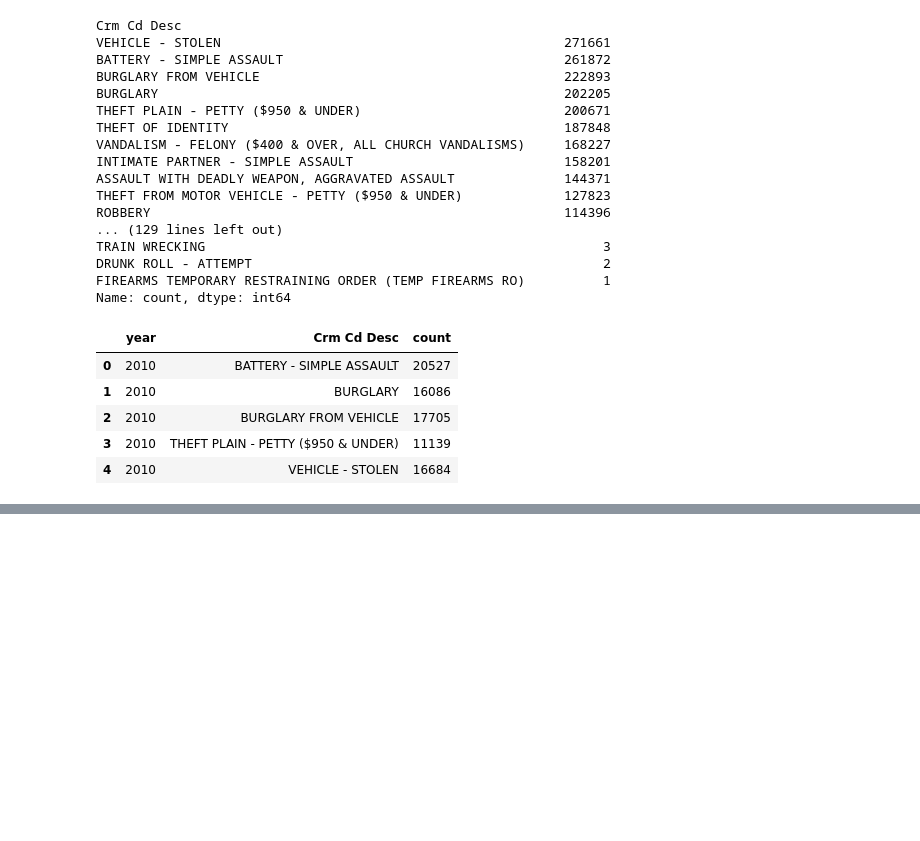
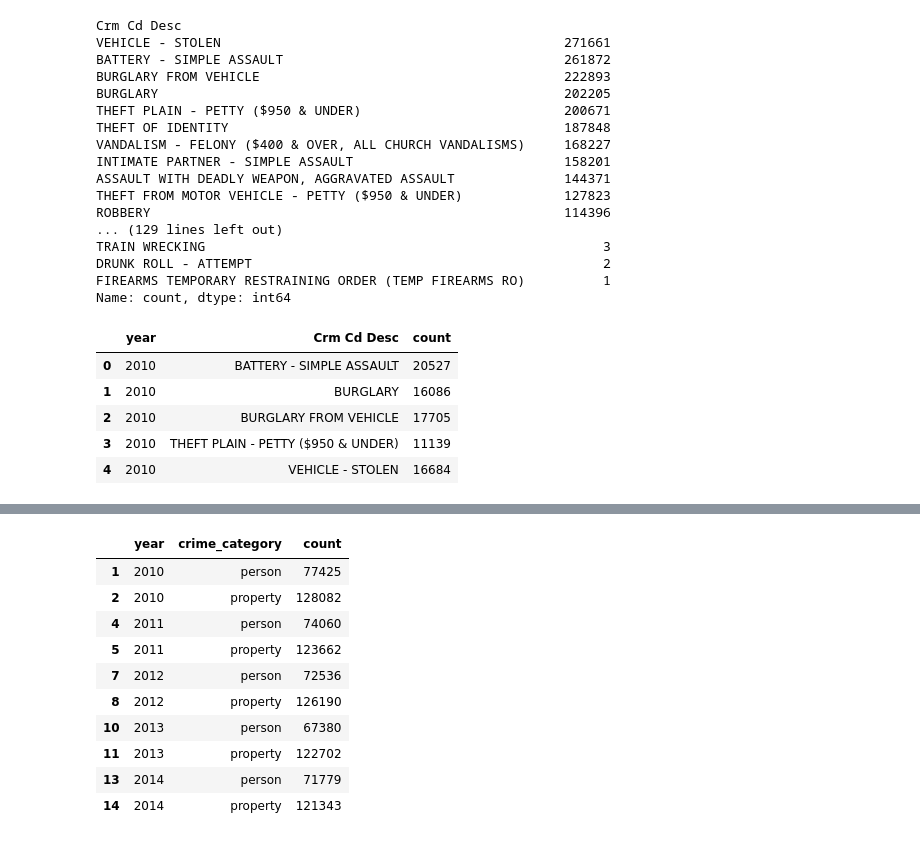
Before and after one commit to AnalystEca/lapd-crime-data, a Jupyter notebook: notebooks/02_analyze/05_eda_block1.ipynb, the cells around one changed output, grey strips where cells are left out. Saved outputs shown, nothing was run; the diff lists cells and outputs as text; code cells hidden in the pictures; blank space fills up the shorter version.

```diff
--- a/notebooks/02_analyze/05_eda_block1.ipynb
+++ b/notebooks/02_analyze/05_eda_block1.ipynb
@@ -102,0 +134,25 @@ plt.show()
+# %%
+person_vs_property_yearly_df = df[['year', 'crime_category']].copy()
+
+person_vs_property_yearly_df = (
+    person_vs_property_yearly_df
+    .groupby(['year', 'crime_category'])
+    .agg(count=('crime_category', 'count'))
+    .reset_index()
+)
+
+person_vs_property_yearly_df = person_vs_property_yearly_df[person_vs_property_yearly_df['crime_category'] != 'other']
+
+person_vs_property_yearly_df.head(10)
+# %% [output]
+|  | year | crime_category | count |
+| 1 | 2010 | person | 77425 |
+| 2 | 2010 | property | 128082 |
+| 4 | 2011 | person | 74060 |
+| 5 | 2011 | property | 123662 |
+| 7 | 2012 | person | 72536 |
+| 8 | 2012 | property | 126190 |
+| 10 | 2013 | person | 67380 |
+| 11 | 2013 | property | 122702 |
+| 13 | 2014 | person | 71779 |
+| 14 | 2014 | property | 121343 |
```
Also changed, not shown: parts of 9 cells of this notebook, 4 other files.
